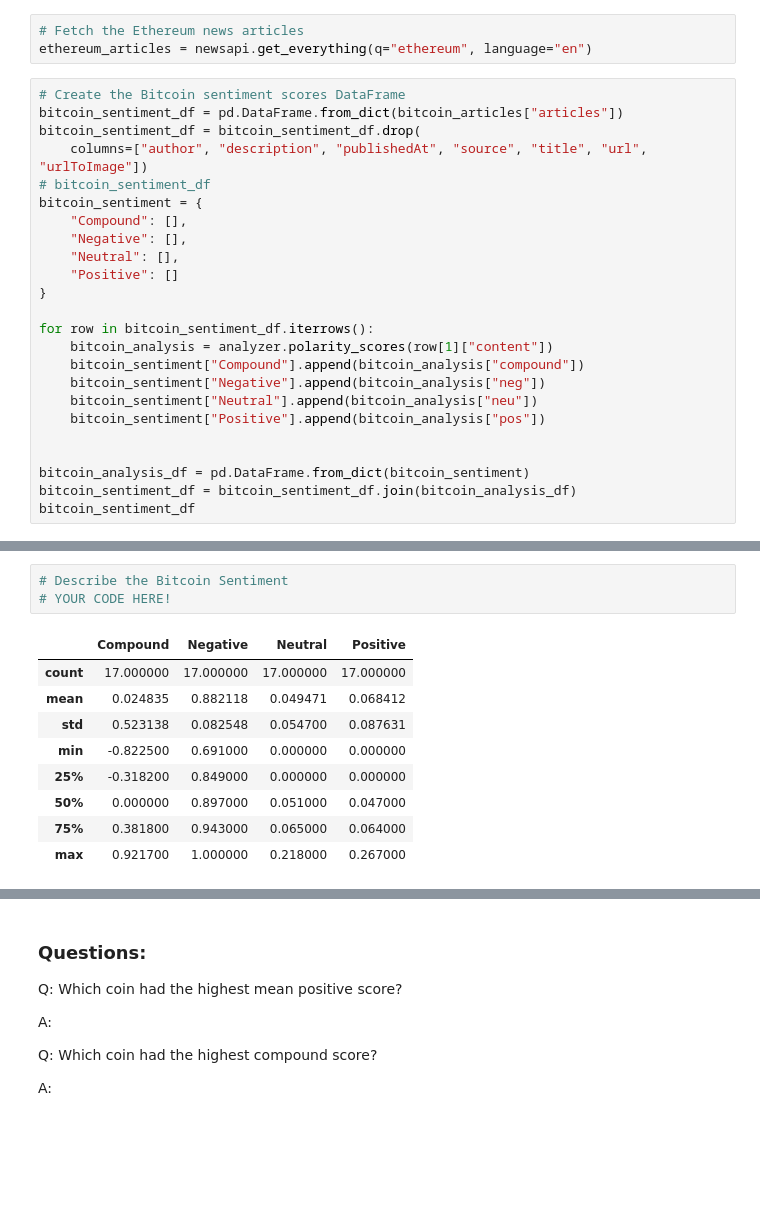
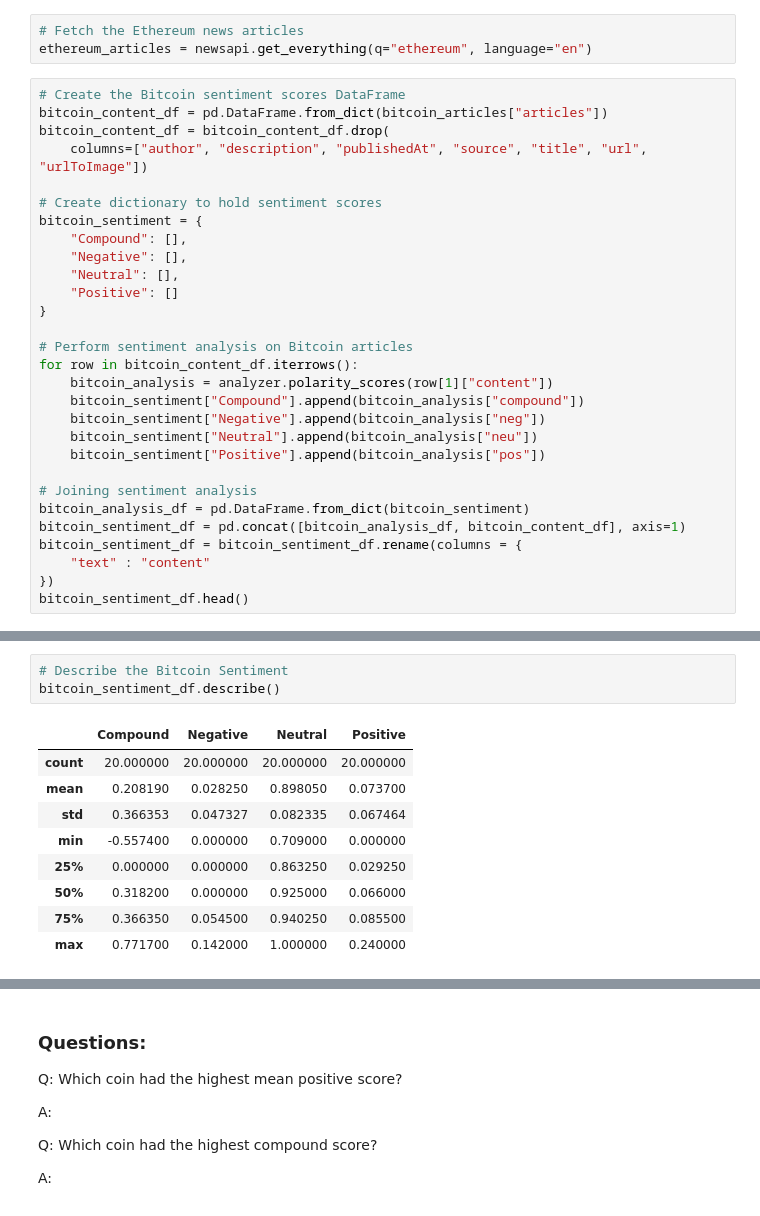
Before and after one commit to cnxtech/tales-from-the-crypto, a Jupyter notebook: tales_from_the_crypto/crypto_sentiment.ipynb, the cells around one changed output, grey strips where cells are left out. Drawn from its saved outputs; the diff is of its cells as text; blank space fills up the shorter version.

```diff
--- a/tales_from_the_crypto/crypto_sentiment.ipynb
+++ b/tales_from_the_crypto/crypto_sentiment.ipynb
@@ -32,10 +50,11 @@ bitcoin_articles = newsapi.get_everything(q="bitcoin", language="en")
 ethereum_articles = newsapi.get_everything(q="ethereum", language="en")
 # %%
 # Create the Bitcoin sentiment scores DataFrame
-bitcoin_sentiment_df = pd.DataFrame.from_dict(bitcoin_articles["articles"])
-bitcoin_sentiment_df = bitcoin_sentiment_df.drop(
+bitcoin_content_df = pd.DataFrame.from_dict(bitcoin_articles["articles"])
+bitcoin_content_df = bitcoin_content_df.drop(
     columns=["author", "description", "publishedAt", "source", "title", "url", "urlToImage"])
-# bitcoin_sentiment_df
+
+# Create dictionary to hold sentiment scores
 bitcoin_sentiment = {
     "Compound": [],
     "Negative": [],
@@ -43,15 +62,19 @@ bitcoin_sentiment = {
     "Positive": []
 }
 
-for row in bitcoin_sentiment_df.iterrows():
+# Perform sentiment analysis on Bitcoin articles
+for row in bitcoin_content_df.iterrows():
     bitcoin_analysis = analyzer.polarity_scores(row[1]["content"])
     bitcoin_sentiment["Compound"].append(bitcoin_analysis["compound"])
     bitcoin_sentiment["Negative"].append(bitcoin_analysis["neg"])
     bitcoin_sentiment["Neutral"].append(bitcoin_analysis["neu"])
     bitcoin_sentiment["Positive"].append(bitcoin_analysis["pos"])
 
-
+# Joining sentiment analysis
 bitcoin_analysis_df = pd.DataFrame.from_dict(bitcoin_sentiment)
-bitcoin_sentiment_df = bitcoin_sentiment_df.join(bitcoin_analysis_df)
-bitcoin_sentiment_df
+bitcoin_sentiment_df = pd.concat([bitcoin_analysis_df, bitcoin_content_df], axis=1)
+bitcoin_sentiment_df = bitcoin_sentiment_df.rename(columns = {
+    "text" : "content"
+})
+bitcoin_sentiment_df.head()
 # %% [output]
@@ -78,15 +123,15 @@ bitcoin_sentiment_df
 # %%
 # Describe the Bitcoin Sentiment
-# YOUR CODE HERE!
+bitcoin_sentiment_df.describe()
 # %% [output]
 |  | Compound | Negative | Neutral | Positive |
-| count | 17.000000 | 17.000000 | 17.000000 | 17.000000 |
-| mean | 0.024835 | 0.882118 | 0.049471 | 0.068412 |
-| std | 0.523138 | 0.082548 | 0.054700 | 0.087631 |
-| min | -0.822500 | 0.691000 | 0.000000 | 0.000000 |
-| 25% | -0.318200 | 0.849000 | 0.000000 | 0.000000 |
-| 50% | 0.000000 | 0.897000 | 0.051000 | 0.047000 |
-| 75% | 0.381800 | 0.943000 | 0.065000 | 0.064000 |
-| max | 0.921700 | 1.000000 | 0.218000 | 0.267000 |
+| count | 20.000000 | 20.000000 | 20.000000 | 20.000000 |
+| mean | 0.208190 | 0.028250 | 0.898050 | 0.073700 |
+| std | 0.366353 | 0.047327 | 0.082335 | 0.067464 |
+| min | -0.557400 | 0.000000 | 0.709000 | 0.000000 |
+| 25% | 0.000000 | 0.000000 | 0.863250 | 0.029250 |
+| 50% | 0.318200 | 0.000000 | 0.925000 | 0.066000 |
+| 75% | 0.366350 | 0.054500 | 0.940250 | 0.085500 |
+| max | 0.771700 | 0.142000 | 1.000000 | 0.240000 |
 # %%
 # Describe the Ethereum Sentiment
```
Also changed, not shown: parts of 5 cells of this notebook.
